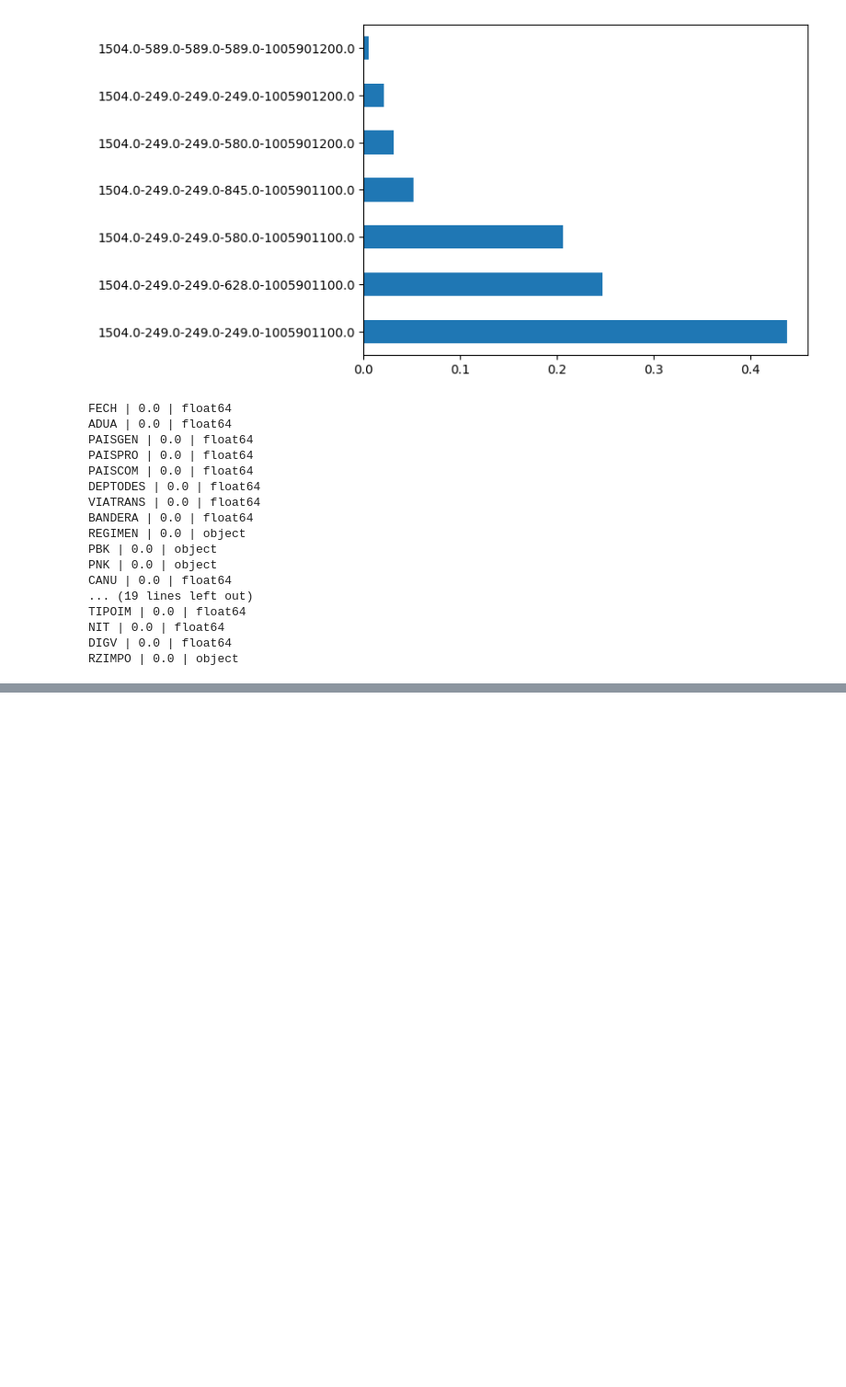
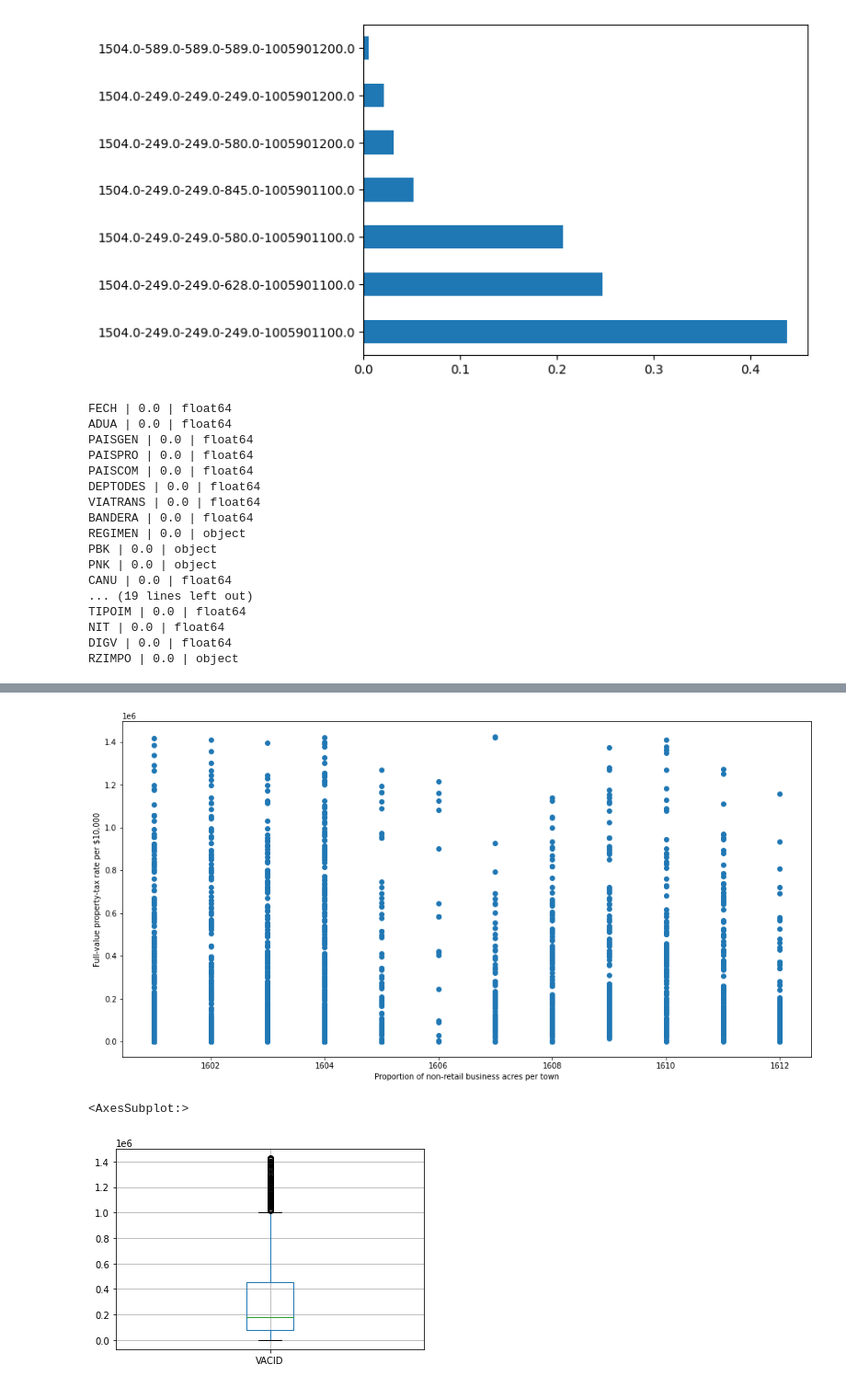
Before and after one commit to Qleoz12/python_proyecto_mineria_datos, a Jupyter notebook: Cuaderno.ipynb, the cells around one changed output, grey strips where cells are left out. Shown at 92% size. Drawn from its saved outputs; the diff is of its cells as text; code cells hidden in the pictures; blank space fills up the shorter version.

```diff
--- a/Cuaderno.ipynb
+++ b/Cuaderno.ipynb
@@ -253,0 +250,19 @@ Name: 131329, dtype: object
+# %%
+
+
+
+# Se eliminan todos los valores que son mayores a 3 y estos se conservan dentro del dataframe, así se realizan dos graficos de dispersion y un grafico de cajas. Como se puede ver, en este grafico solo se toman valores que van hasta 1.4.
+
+out2 = outlyers1[outlyers1["contratedegroups"]<3].dropna()
+out2
+fig, ax = plt.subplots(figsize=(16,8))
+ax.scatter(out2['FECH'], out2['VACID'])
+ax.set_xlabel('Proportion of non-retail business acres per town')
+ax.set_ylabel('Full-value property-tax rate per $10,000')
+plt.show()
+
+out2.boxplot(column='VACID')
+# %% [output]
+[figure, added]
+<AxesSubplot:>
+[figure, added]
```
Also changed, not shown: parts of 3 cells of this notebook, 3 other files.
